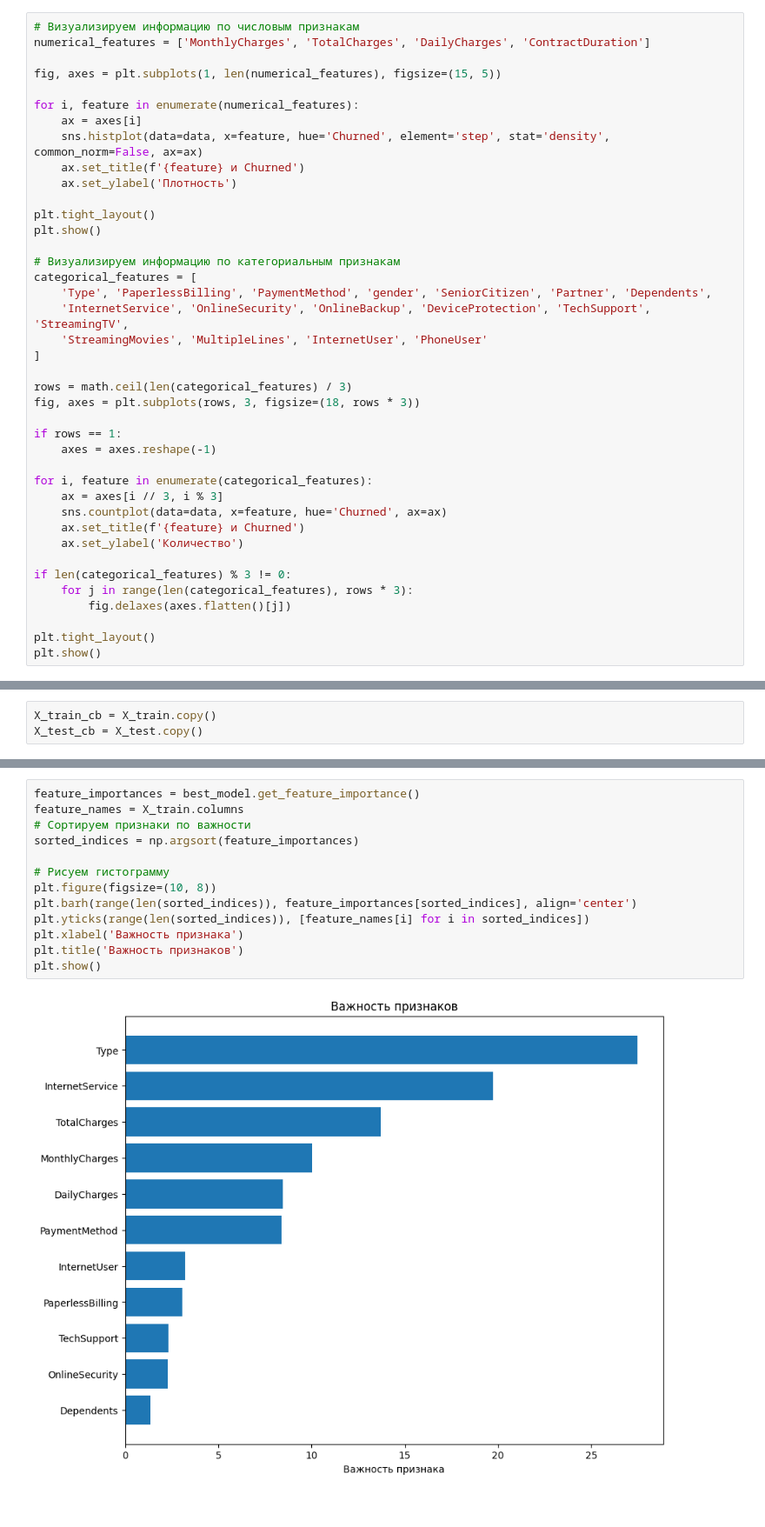
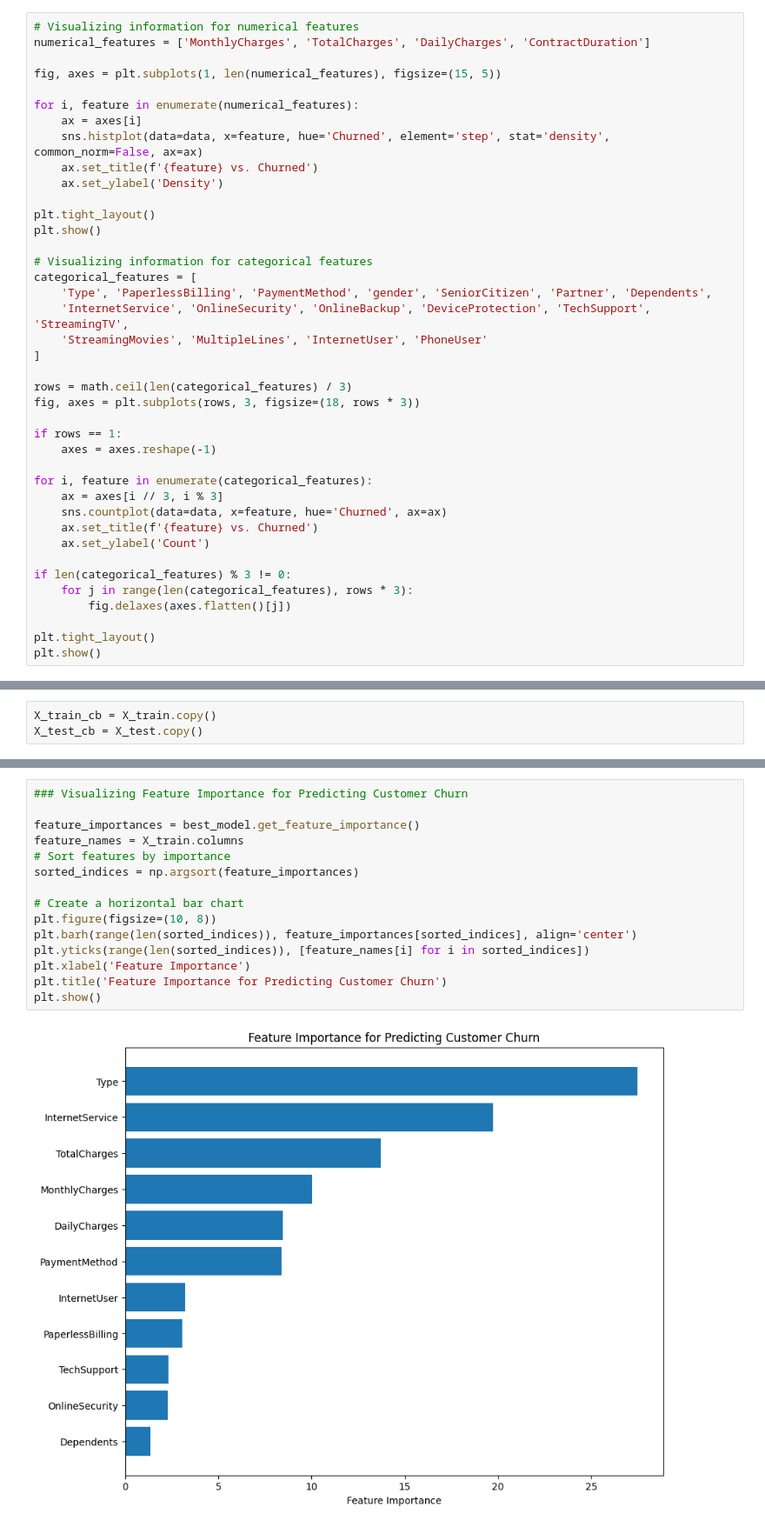
Before and after one commit to avostapenkokz/Portfolio, a Jupyter notebook: TelecomChurn/TelecomChurn.ipynb, the cells around one changed output, grey strips where cells are left out. Shown at 87% size. Cells and saved outputs as stored; diff of their text form.

```diff
--- a/TelecomChurn/TelecomChurn.ipynb
+++ b/TelecomChurn/TelecomChurn.ipynb
@@ -575,5 +577,5 @@ memory usage: 1.2 MB
 # %%
-# Визуализируем информацию по числовым признакам
+# Visualizing information for numerical features
 numerical_features = ['MonthlyCharges', 'TotalCharges', 'DailyCharges', 'ContractDuration']
 
 fig, axes = plt.subplots(1, len(numerical_features), figsize=(15, 5))
@@ -581,13 +583,13 @@ fig, axes = plt.subplots(1, len(numerical_features), figsize=(15, 5))
 for i, feature in enumerate(numerical_features):
     ax = axes[i]
     sns.histplot(data=data, x=feature, hue='Churned', element='step', stat='density', common_norm=False, ax=ax)
-    ax.set_title(f'{feature} и Churned')
-    ax.set_ylabel('Плотность')
+    ax.set_title(f'{feature} vs. Churned')
+    ax.set_ylabel('Density')
 
 plt.tight_layout()
 plt.show()
 
-# Визуализируем информацию по категориальным признакам
+# Visualizing information for categorical features
 categorical_features = [
     'Type', 'PaperlessBilling', 'PaymentMethod', 'gender', 'SeniorCitizen', 'Partner', 'Dependents',
     'InternetService', 'OnlineSecurity', 'OnlineBackup', 'DeviceProtection', 'TechSupport', 'StreamingTV',
@@ -603,8 +605,8 @@ if rows == 1:
 for i, feature in enumerate(categorical_features):
     ax = axes[i // 3, i % 3]
     sns.countplot(data=data, x=feature, hue='Churned', ax=ax)
-    ax.set_title(f'{feature} и Churned')
-    ax.set_ylabel('Количество')
+    ax.set_title(f'{feature} vs. Churned')
+    ax.set_ylabel('Count')
 
 if len(categorical_features) % 3 != 0:
     for j in range(len(categorical_features), rows * 3):
@@ -1027,16 +1029,18 @@ plt.show()
 # %%
+### Visualizing Feature Importance for Predicting Customer Churn
+
 feature_importances = best_model.get_feature_importance()
 feature_names = X_train.columns
-# Сортируем признаки по важности
+# Sort features by importance
 sorted_indices = np.argsort(feature_importances)
 
-# Рисуем гистограмму
+# Create a horizontal bar chart
 plt.figure(figsize=(10, 8))
 plt.barh(range(len(sorted_indices)), feature_importances[sorted_indices], align='center')
 plt.yticks(range(len(sorted_indices)), [feature_names[i] for i in sorted_indices])
-plt.xlabel('Важность признака')
-plt.title('Важность признаков')
+plt.xlabel('Feature Importance')
+plt.title('Feature Importance for Predicting Customer Churn')
 plt.show()
 # %% [output]
-[figure, old version]
+[figure, new version]
 # %% [markdown]
```
Also changed, not shown: parts of 108 cells of this notebook.
